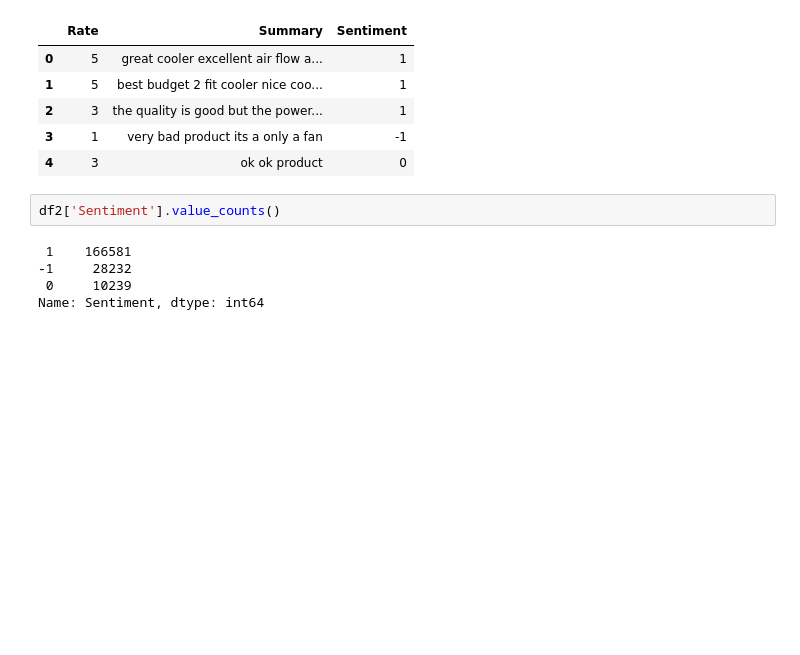
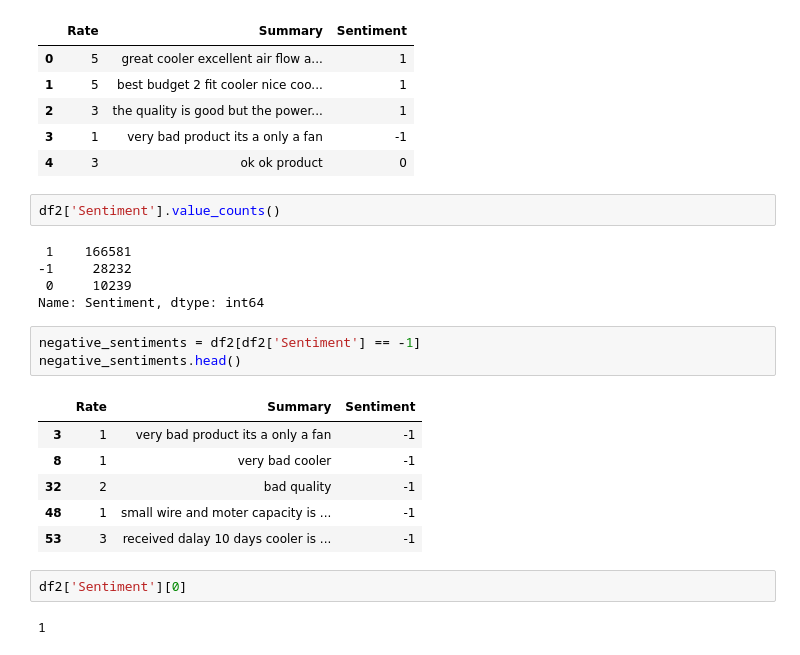
Before and after one commit to spathakk21/ARIES_review_classifier_, a Jupyter notebook: review_classsifier.ipynb, the cells around one changed output. Drawn from its saved outputs; the diff is of its cells as text; blank space fills up the shorter version.

```diff
--- a/review_classsifier.ipynb
+++ b/review_classsifier.ipynb
@@ -181,3 +181,17 @@ df2['Sentiment'].value_counts()
 -1     28232
  0     10239
 Name: Sentiment, dtype: int64
+# %%
+negative_sentiments = df2[df2['Sentiment'] == -1]
+negative_sentiments.head()
+# %% [output]
+|  | Rate | Summary | Sentiment |
+| 3 | 1 | very bad product its a only a fan | -1 |
+| 8 | 1 | very bad cooler | -1 |
+| 32 | 2 | bad quality | -1 |
+| 48 | 1 | small wire and moter capacity is ... | -1 |
+| 53 | 3 | received dalay 10 days cooler is ... | -1 |
+# %%
+df2['Sentiment'][0]
+# %% [output]
+1
```
Also changed, not shown: parts of 13 cells of this notebook.
